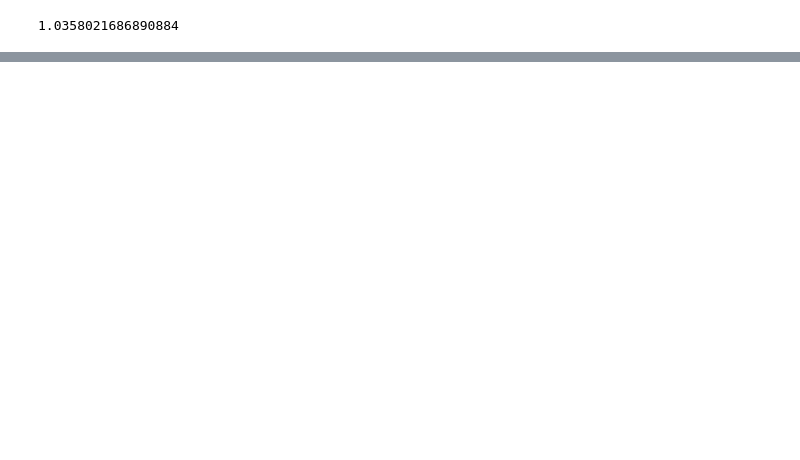
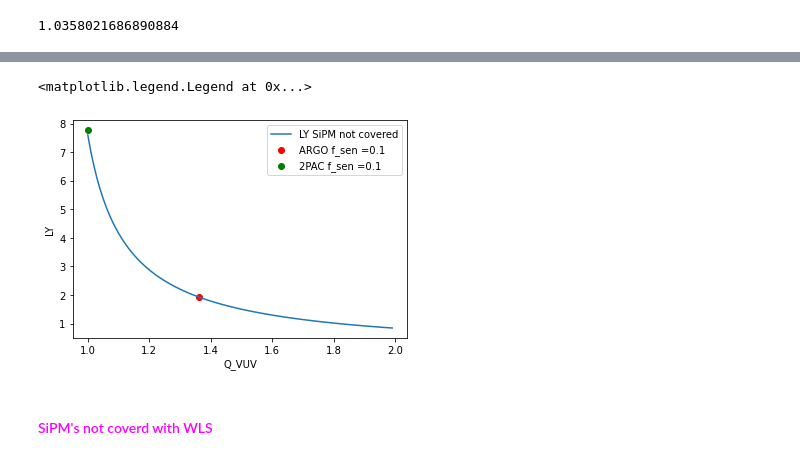
Before and after one commit to sarthchoudhary/AMELY, a Jupyter notebook: Marcin_ARGO_AMLY.ipynb, the cells around one changed output, grey strips where cells are left out. Cells and saved outputs as stored; diff of their text form; code cells hidden in the pictures; blank space fills up the shorter version.

```diff
--- a/Marcin_ARGO_AMLY.ipynb
+++ b/Marcin_ARGO_AMLY.ipynb
@@ -517,8 +517,8 @@ f_sen_2PAC =  0.01176 ### value estimated by 2PAC team
 # what f_sen would be if there was no wasted area 2*(0.0079 * 0.0117)/area_2PAC
 # %%
 ### calculating Q for Argon filled 2PAC
-Q_vis_2PAC = calc_Q(L_Char_2PAC, lambda_abs= 100, lambda_R= 300)
-Q_vuv_2PAC = calc_Q(L_Char_2PAC, lambda_abs= 17, lambda_R= 0.97)
+Q_vis_2PAC = calc_Q(L_char_2PAC, lambda_abs= 100, lambda_R= 300)
+Q_vuv_2PAC = calc_Q(L_char_2PAC, lambda_abs= 17, lambda_R= 0.97)
 # %% [markdown]
 <h4 style = 'color: yellow;'> <b style = 'font-family: Times New Roman; color : red; '> I. </b> When SiPM is not covered with WLS </h4>
 # %%
@@ -1039,0 +1053,3 @@ calc_Q(char_L_ARGO, lambda_abs= 100, lambda_R= 300)
+# %%
+Q_vis_ARGO = calc_Q(L_char_ARGO, lambda_abs= 100, lambda_R= 300)
+Q_vuv_ARGO = calc_Q(L_char_ARGO, lambda_abs= 17, lambda_R= 0.97)
@@ -1039,0 +1097,30 @@ calc_Q(char_L_ARGO, lambda_abs= 100, lambda_R= 300)
+# %%
+LY_vector = []
+Q_feasible_values = np.arange(1, 2, 0.01)
+
+for Q_variable in Q_feasible_values:
+    LY_vector.append(integrate_LY(wavelength_vector, E_TPB_smooth, PDE_smooth, R_SiPM_smooth, R_Wall_TPB_smooth,
+                                  f_sen=0.1, Q_vis=Q_vis_ARGO, Q_vuv=Q_variable,
+                                  SiPM_covered=False))
+
+LY_ARGO = integrate_LY(wavelength_vector, E_TPB_smooth, PDE_smooth, R_SiPM_smooth, R_Wall_TPB_smooth,
+                       f_sen=0.1, Q_vis=Q_vis_ARGO, Q_vuv=Q_vuv_ARGO, SiPM_covered=False)
+LY_2PAC = integrate_LY(wavelength_vector, E_TPB_smooth, PDE_smooth, R_SiPM_smooth, R_Wall_TPB_smooth,
+                                  f_sen=0.1, Q_vis=Q_vis_2PAC, Q_vuv=Q_vuv_2PAC,
+                                  SiPM_covered=False)
+# %%
+%matplotlib inline
+ax13 = plt.axes()
+ax13.plot(Q_feasible_values, LY_vector, label='LY SiPM not covered')
+ax13.set_yscale('linear')
+ax13.legend(loc='best')
+ax13.set_xlabel('Q_VUV')
+ax13.set_ylabel('LY')
+ax13.scatter(Q_vuv_ARGO, LY_ARGO, label='ARGO f_sen =0.1', color='red')
+ax13.scatter(Q_vuv_2PAC, LY_2PAC, label='2PAC f_sen =0.1', color='green')
+ax13.legend()
+# %% [output]
+<matplotlib.legend.Legend at 0x...>
+[figure, added]
+# %% [markdown]
+<h4 style = 'color : magenta'> SiPM's not coverd with WLS </h4>
```
Also changed, not shown: parts of 39 cells of this notebook, 2 other files.
